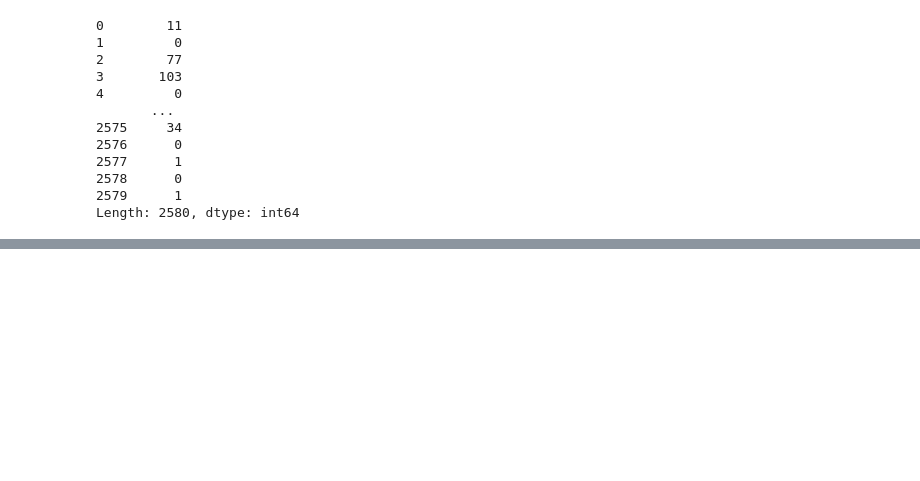
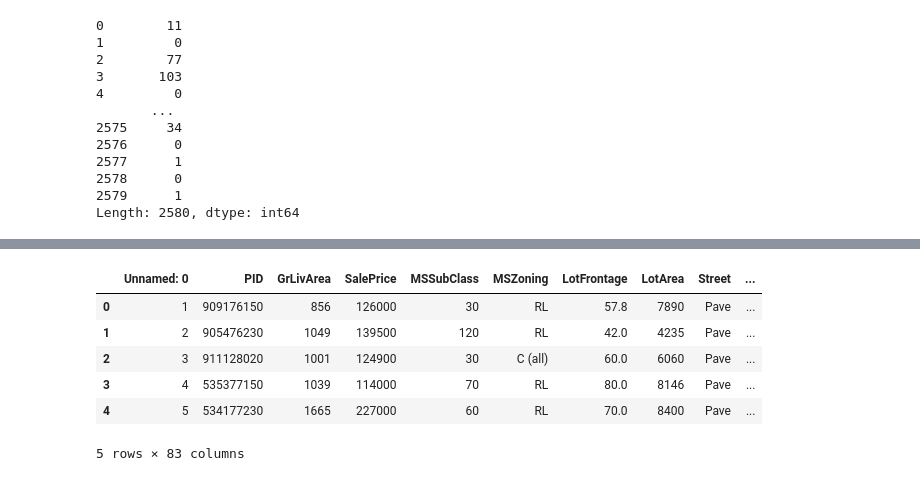
Before and after one commit to mobrien829/ames-ml-project, a Jupyter notebook: Michael/Michael notebook.ipynb, the cells around one changed output, grey strips where cells are left out. Cells and saved outputs as stored; diff of their text form; code cells hidden in the pictures; blank space fills up the shorter version.

```diff
--- a/Michael/Michael notebook.ipynb
+++ b/Michael/Michael notebook.ipynb
@@ -116,0 +265,16 @@ house_prices['YrSold'] - house_prices['YearRemodA']
+# %%
+house_prices = house_prices[house_prices['LotFrontage'].isnull() == False]
+# remove null lot frontage where couldn't interpolate(21 rows)
+# %%
+house_prices['Remodeled'] = (house_prices['YearRemodAdd'] - house_prices['YearBuilt']) > 0
+house_prices['Remodeled'] = house_prices['Remodeled'].astype(int)
+house_prices.head()
+# boolean if house has been remodeled or not
+# %% [output]
+|  | Unnamed: 0 | PID | GrLivArea | SalePrice | MSSubClass | MSZoning | LotFrontage | LotArea | Street | ... |
+| 0 | 1 | 909176150 | 856 | 126000 | 30 | RL | 57.8 | 7890 | Pave | ... |
+| 1 | 2 | 905476230 | 1049 | 139500 | 120 | RL | 42.0 | 4235 | Pave | ... |
+| 2 | 3 | 911128020 | 1001 | 124900 | 30 | C (all) | 60.0 | 6060 | Pave | ... |
+| 3 | 4 | 535377150 | 1039 | 114000 | 70 | RL | 80.0 | 8146 | Pave | ... |
+| 4 | 5 | 534177230 | 1665 | 227000 | 60 | RL | 70.0 | 8400 | Pave | ... |
+5 rows × 83 columns
```
Also changed, not shown: parts of 23 cells of this notebook.
